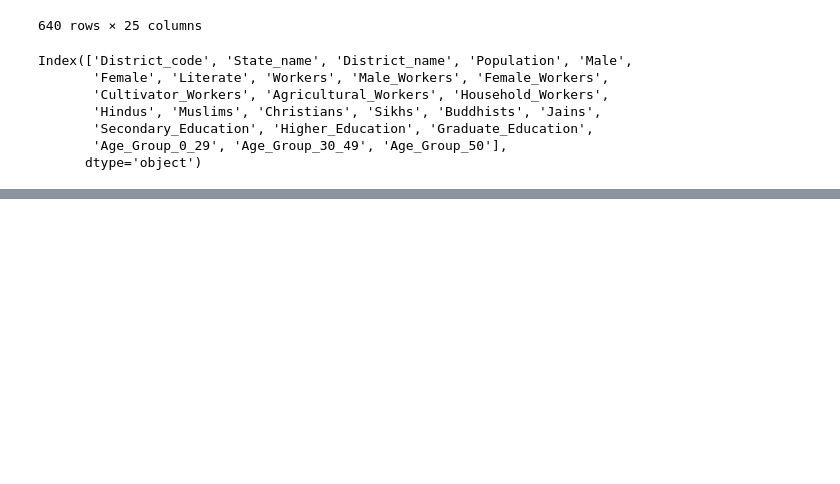
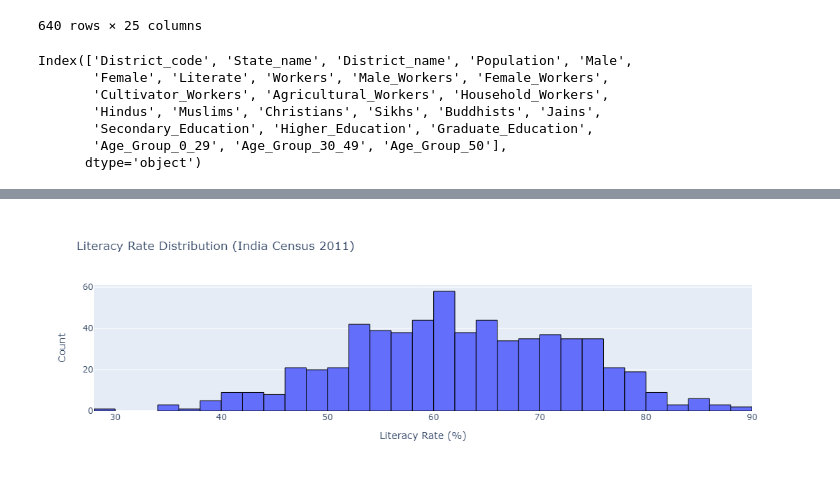
Before and after one commit to Tanay-Dwivedi/India-Census-Data-Analysis, a Jupyter notebook: india_census_data_analysis.ipynb, the cells around one changed output, grey strips where cells are left out. Cells and saved outputs as stored; diff of their text form; code cells hidden in the pictures; blank space fills up the shorter version.

```diff
--- a/india_census_data_analysis.ipynb
+++ b/india_census_data_analysis.ipynb
@@ -282,0 +315,9 @@ Index(['District_code', 'State_name', 'District_name', 'Population', 'Male',
+# %%
+# Literacy Rate Distribution across districts
+
+fig = px.histogram(df, x='Literacy_Rate', nbins=30, title='Literacy Rate Distribution (India Census 2011)')
+fig.update_layout(xaxis_title='Literacy Rate (%)', yaxis_title='Count')
+fig.update_traces(marker=dict(line=dict(color='black', width=1)))
+fig.show()
+# %% [output]
+[figure, added]
```
Also changed, not shown: parts of 5 cells of this notebook.
